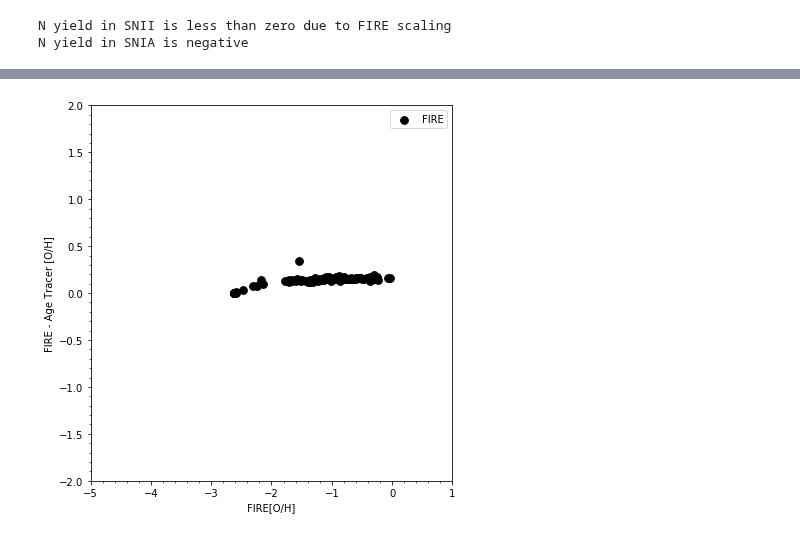
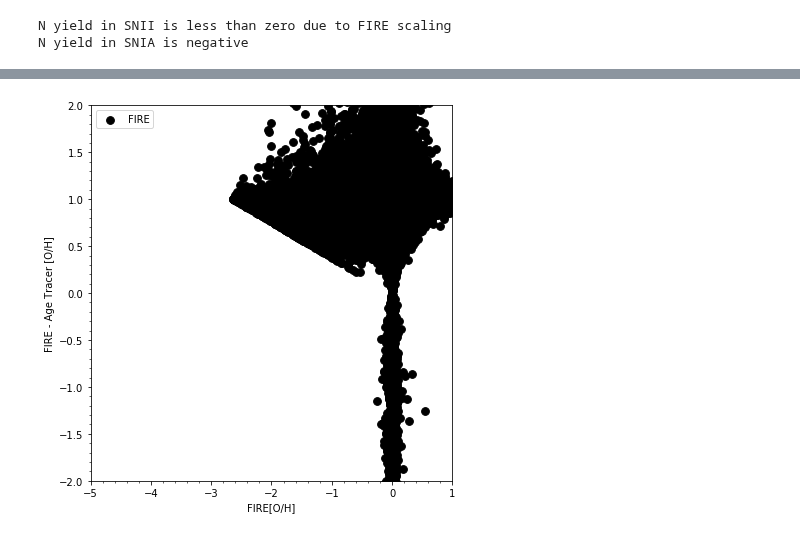
Before and after one commit to aemerick/galaxy_analysis, a Jupyter notebook: notebooks/age_tracers_comparison.ipynb, the cells around one changed output, grey strips where cells are left out. Saved outputs shown, nothing was run; the diff lists cells and outputs as text; code cells hidden in the pictures.

```diff
--- a/notebooks/age_tracers_comparison.ipynb
+++ b/notebooks/age_tracers_comparison.ipynb
@@ -18,8 +20,11 @@ from scipy.stats import ks_2samp
 simulation = 'm12q'
 wdir = "/home/aemerick/work/gizmo_runs/m12q_res5700_test/"
 
-simulation = 'm10q_fiducial_post'
-wdir = "/home/aemerick/work/gizmo_runs/m10q_test/full_fire_fiducial/"
+#simulation = 'm10q_fiducial_post_constFB'
+#wdir = "/home/aemerick/work/gizmo_runs/m10q_test/full_fire_contFB/"
+
+#simulation = 'm10q_fiducial_post'
+#wdir = "/home/aemerick/work/gizmo_runs/m10q_test/full_fire_fiducial/"
 
 age_bins = yield_model.get_bins(config_file = wdir + "/gizmo.out", binfile = wdir+"/age_bins.txt")
 
@@ -73,7 +82,7 @@ for i in np.arange(np.size(initial_abundance)):
 0.00000E+00 0.00000E+00 0.00000E+00
 0.00000E+00 0.00000E+00 0.00000E+00
 # %%
-ds     = yt.load(wdir + 'output/snapshot_285.hdf5')
+ds     = yt.load(wdir + 'output/snapshot_124.hdf5')
 data   = ds.all_data()
 fields = ds.field_list
 
@@ -102,11 +111,13 @@ def _get_abund(e,dat,ptype='star'):
         return 1.0 - dat[(ptype,"Metallicity_00")] - dat[(ptype,"Metallicity_01")]
     else:
         ei = yield_model.elements.index(e)
-        return data[(ptype,"Metallicity_%02i"%(ei))]
+        return dat[(ptype,"Metallicity_%02i"%(ei))]
 
 #
 # Now plot for age tracers
 #
+littleh = ds0.hubble_constant
+
 def _get_age_abund(e,dat,ptype='star'):
 
     if ptype == 'star':
@@ -115,13 +126,20 @@ def _get_age_abund(e,dat,ptype='star'):
         ptype = "PartType0"
 
     if e == "H":
-        H_frac = 1.0 - dat[(ptype,"Metallicity_00")] - dat[(ptype,"Metallicity_01")]
+        # H_frac = 1.0 - dat[(ptype,"Metallicity_00")] - dat[(ptype,"Metallicity_01")]
+        M = dat[(ptype,'particle_mass')].to('Msun')
+
+
+        H_frac = M*(1.0-initial_abundance[0]-initial_abundance[1])-\
+                   dat[('all',ptype+'_Total_mass')] / littleh - dat[('all',ptype+'_He_mass')] / littleh
+        H_frac = H_frac / dat[(ptype,'particle_mass')].to('Msun')
+
         return H_frac
     else:
         ei = yield_model.elements.index(e)
         # very bad!!!
-        mass = data[('all', ptype + '_' + e + '_mass')].to('Msun')
-        norm = data[(ptype,'particle_mass')].to('Msun')
+        mass = dat[('all', ptype + '_' + e + '_mass')].to('Msun') / littleh
+        norm = dat[(ptype,'particle_mass')].to('Msun')
        # M_norm # (16752.063237698454*yt.units.Msun)
 
         Z = mass / norm
@@ -130,13 +148,13 @@ def _get_age_abund(e,dat,ptype='star'):
 
         return Z# mass/norm #+ initial_abundance[yield_model.elements.index(e)]
 
-def get_ratio(e1,e2,data,age=True):
+def get_ratio(e1,e2,dat,age=True):
     if age:
-        vals1 = _get_age_abund(e1,data)
-        vals2 = _get_age_abund(e2,data)
+        vals1 = _get_age_abund(e1,dat)
+        vals2 = _get_age_abund(e2,dat)
     else:
-        vals1 = _get_abund(e1,data)
-        vals2 = _get_abund(e2,data)
+        vals1 = _get_abund(e1,dat)
+        vals2 = _get_abund(e2,dat)
     return ca.abundance_ratio_array(e1,vals1,e2,vals2,
                                   input_type="abundance")
 # %%
@@ -394,32 +367,32 @@ x1e,x2e = "O","H"
 #y1, y2 = yield_model.elements.index(y1e), yield_model.elements.index(y2e)
 #x1, x2 = yield_model.elements.index(x1e), yield_model.elements.index(x2e)
 
 
 y1_vals = _get_abund(y1e,data)
 y2_vals = _get_abund(y2e,data)
 y1y2    = ca.abundance_ratio_array(y1e, y1_vals, y2e, y2_vals,
                                   input_type="abundance")
 x1_vals = _get_age_abund(x1e,data)
 x2_vals = _get_age_abund(x2e,data)
 x1x2    = ca.abundance_ratio_array(x1e, x1_vals, x2e, x2_vals,
                                    input_type = "abundance")
 
 fig, ax = plt.subplots()
 fig.set_size_inches(6,6)
 
-ax.scatter(y1y2, y1y2-x1x2, color = "black", s = 60, marker="o", label = "FIRE")
+ax.scatter(y1y2, y1y2/x1x2, color = "black", s = 60, marker="o", label = "FIRE")
 
 ax.set_ylabel("FIRE - Age Tracer [" + y1e + "/" + y2e + "]")
 ax.set_xlabel("FIRE[" + x1e + "/" + x2e + "]")
 
 ax.legend(loc='best')
 
 ax.set_xlim(-5,1)
 #ax.set_ylim(ax.get_xlim())
 ax.set_ylim(-2,2)
 #ax.plot([-100,100],[-100,100])
 
 plt.minorticks_on()
 plt.tight_layout()
 # %% [output]
-[figure, old version]
+[figure, new version]
```
Also changed, not shown: parts of 17 cells of this notebook.
